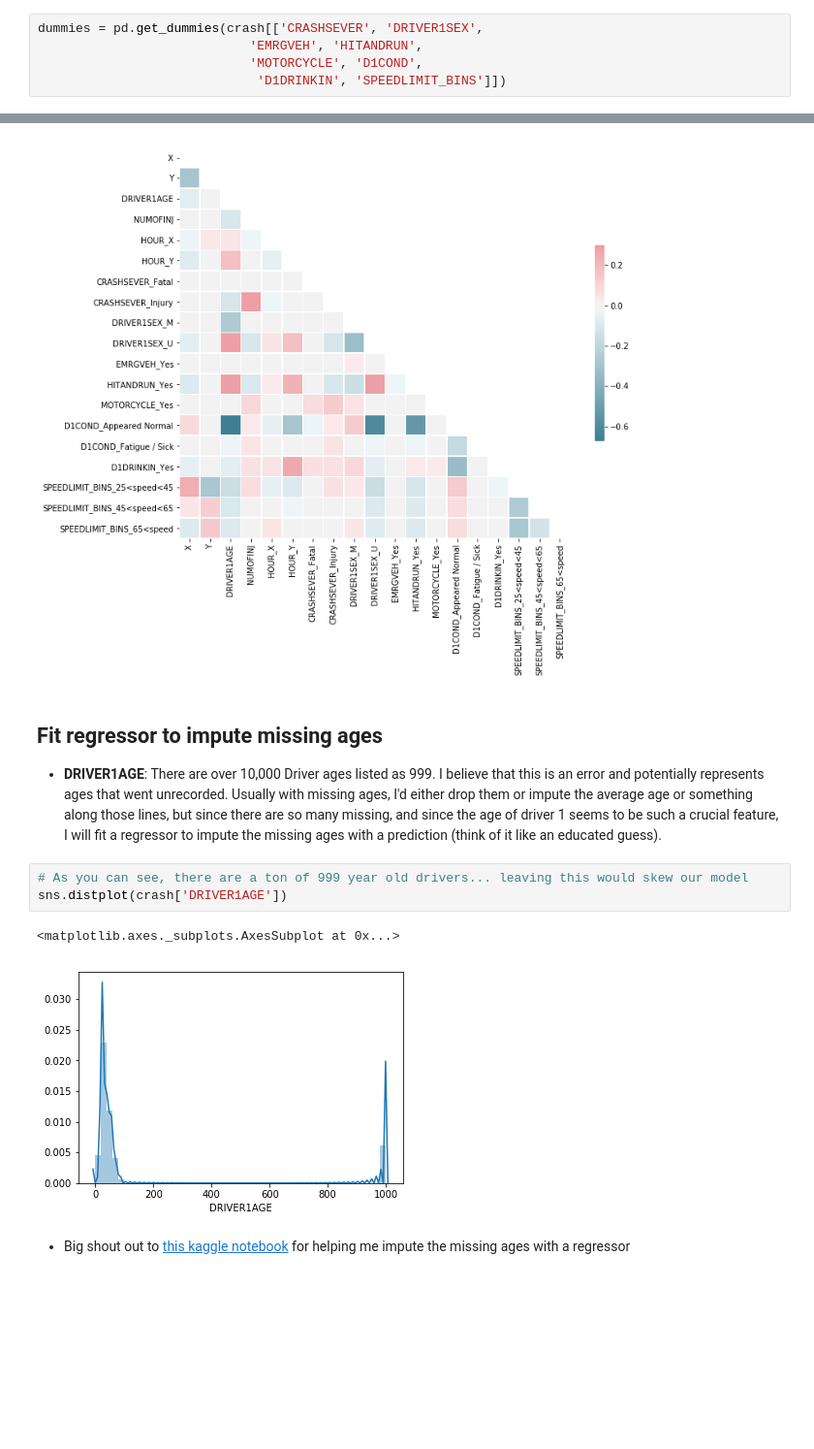
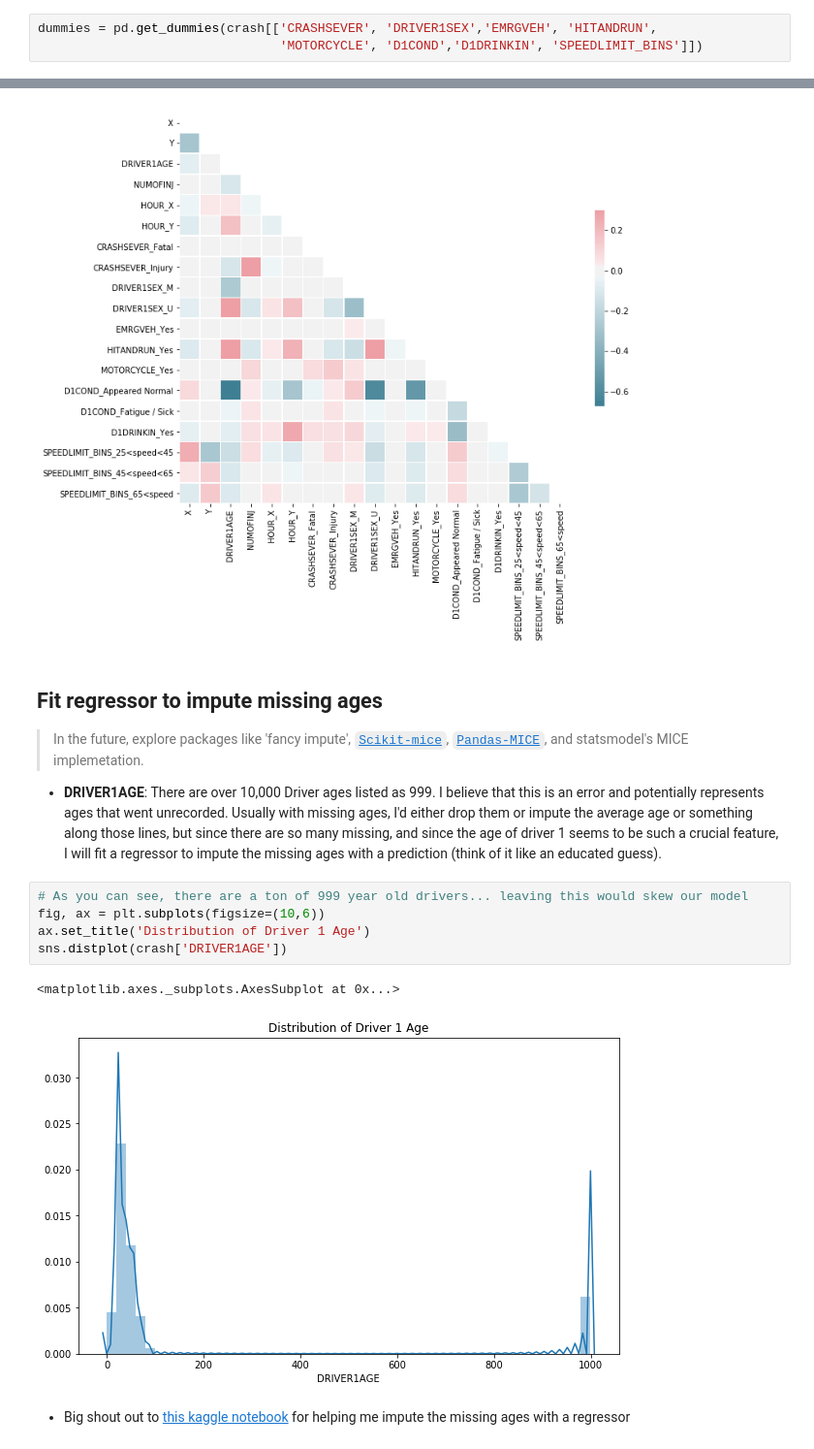
Before and after one commit to collinprather/Big-Data-Ignite-2018, a Jupyter notebook: data_preprocessing.ipynb, the cells around one changed output, grey strips where cells are left out. Shown: that part at 97% size. Drawn from its saved outputs; the diff is of its cells as text; blank space fills up the shorter version.

```diff
--- a/data_preprocessing.ipynb
+++ b/data_preprocessing.ipynb
@@ -128,10 +134,8 @@ Index(['X', 'Y', 'CRASHSEVER', 'DRIVER1AGE', 'DRIVER1SEX', 'EMRGVEH',
        'SPEEDLIMIT_BINS', 'HOUR_X', 'HOUR_Y'],
       dtype='object')
 # %%
-dummies = pd.get_dummies(crash[['CRASHSEVER', 'DRIVER1SEX',
-                            'EMRGVEH', 'HITANDRUN',
-                            'MOTORCYCLE', 'D1COND',
-                             'D1DRINKIN', 'SPEEDLIMIT_BINS']])
+dummies = pd.get_dummies(crash[['CRASHSEVER', 'DRIVER1SEX','EMRGVEH', 'HITANDRUN',
+                                'MOTORCYCLE', 'D1COND','D1DRINKIN', 'SPEEDLIMIT_BINS']])
 # %%
 dummies.head()
 # %% [output]
@@ -222,13 +226,17 @@ sns.heatmap(corr, mask=mask, cmap=cmap, vmax=.3, center=0,
 [figure]
 # %% [markdown]
 ## Fit regressor to impute missing ages
+> In the future, explore packages like 'fancy impute', [`Scikit-mice`](https://github.com/Ouwen/scikit-mice), [`Pandas-MICE`](https://github.com/jeweinberg/Pandas-MICE), and statsmodel's MICE implemetation.
+
 * **DRIVER1AGE**: There are over 10,000 Driver ages listed as 999. I believe that this is an error and potentially represents ages that went unrecorded. Usually with missing ages, I'd either drop them or impute the average age or something along those lines, but since there are so many missing, and since the age of driver 1 seems to be such a crucial feature, I will fit a regressor to impute the missing ages with a prediction (think of it like an educated guess).
 # %%
 # As you can see, there are a ton of 999 year old drivers... leaving this would skew our model
+fig, ax = plt.subplots(figsize=(10,6))
+ax.set_title('Distribution of Driver 1 Age')
 sns.distplot(crash['DRIVER1AGE'])
 # %% [output]
 <matplotlib.axes._subplots.AxesSubplot at 0x...>
-[figure, old version]
+[figure, new version]
 # %% [markdown]
 * Big shout out to [this kaggle notebook](https://www.kaggle.com/athi94/investigating-imputation-methods) for helping me impute the missing ages with a regressor
 # %%
```
Also changed, not shown: parts of 3 cells of this notebook, 9 other files.
